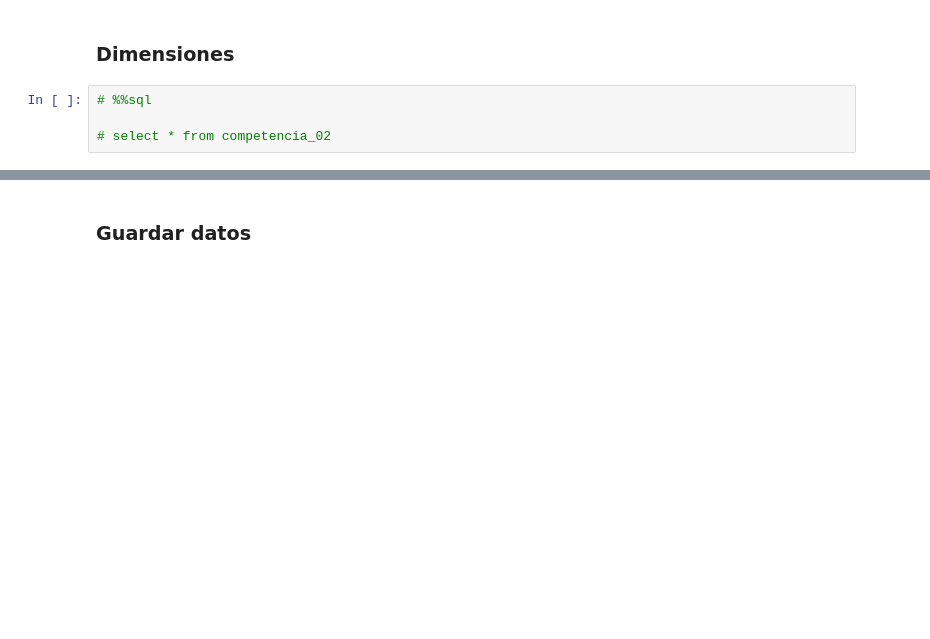
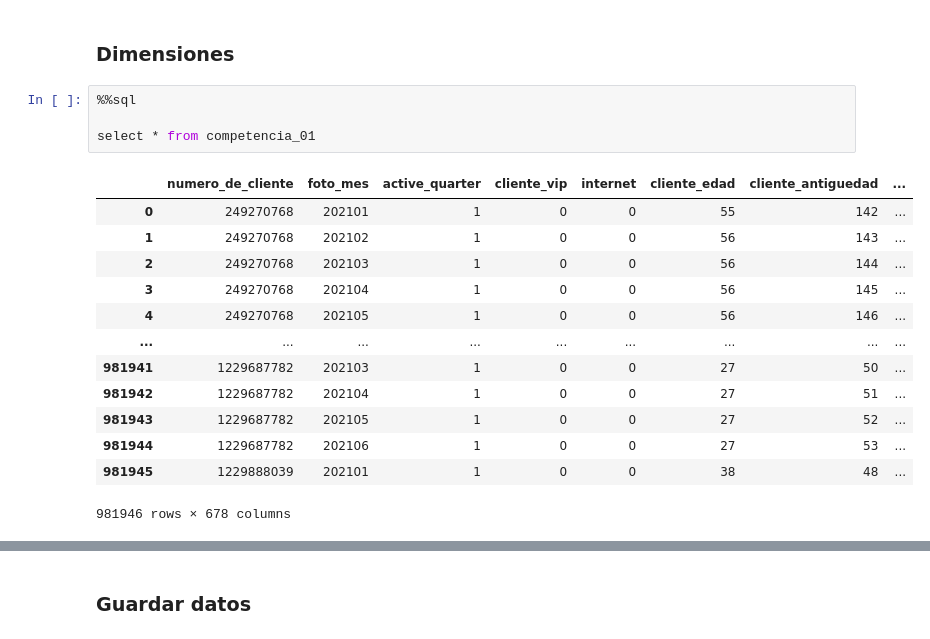
Before and after one commit to ignaciolinari/dmeyf2024, a Jupyter notebook: scripts/2_Feature_Engineering.ipynb, the cells around one changed output, grey strips where cells are left out. Saved outputs shown, nothing was run; the diff lists cells and outputs as text; blank space fills up the shorter version.

```diff
--- a/scripts/2_Feature_Engineering.ipynb
+++ b/scripts/2_Feature_Engineering.ipynb
@@ -860,8 +904,22 @@ window ventana_3 as (partition by numero_de_cliente order by foto_mes rows betwe
 # %% [markdown]
 ### Dimensiones
 # %%
-# %%sql
+%%sql
 
-# select * from competencia_02
+select * from competencia_01
+# %% [output]
+|  | numero_de_cliente | foto_mes | active_quarter | cliente_vip | internet | cliente_edad | cliente_antiguedad | ... |
+| 0 | 249270768 | 202101 | 1 | 0 | 0 | 55 | 142 | ... |
+| 1 | 249270768 | 202102 | 1 | 0 | 0 | 56 | 143 | ... |
+| 2 | 249270768 | 202103 | 1 | 0 | 0 | 56 | 144 | ... |
+| 3 | 249270768 | 202104 | 1 | 0 | 0 | 56 | 145 | ... |
+| 4 | 249270768 | 202105 | 1 | 0 | 0 | 56 | 146 | ... |
+| ... | ... | ... | ... | ... | ... | ... | ... | ... |
+| 981941 | 1229687782 | 202103 | 1 | 0 | 0 | 27 | 50 | ... |
+| 981942 | 1229687782 | 202104 | 1 | 0 | 0 | 27 | 51 | ... |
+| 981943 | 1229687782 | 202105 | 1 | 0 | 0 | 27 | 52 | ... |
+| 981944 | 1229687782 | 202106 | 1 | 0 | 0 | 27 | 53 | ... |
+| 981945 | 1229888039 | 202101 | 1 | 0 | 0 | 38 | 48 | ... |
+981946 rows × 678 columns
 # %%
 dataset_path
```
Also changed, not shown: parts of 19 cells of this notebook, 7 other files.
